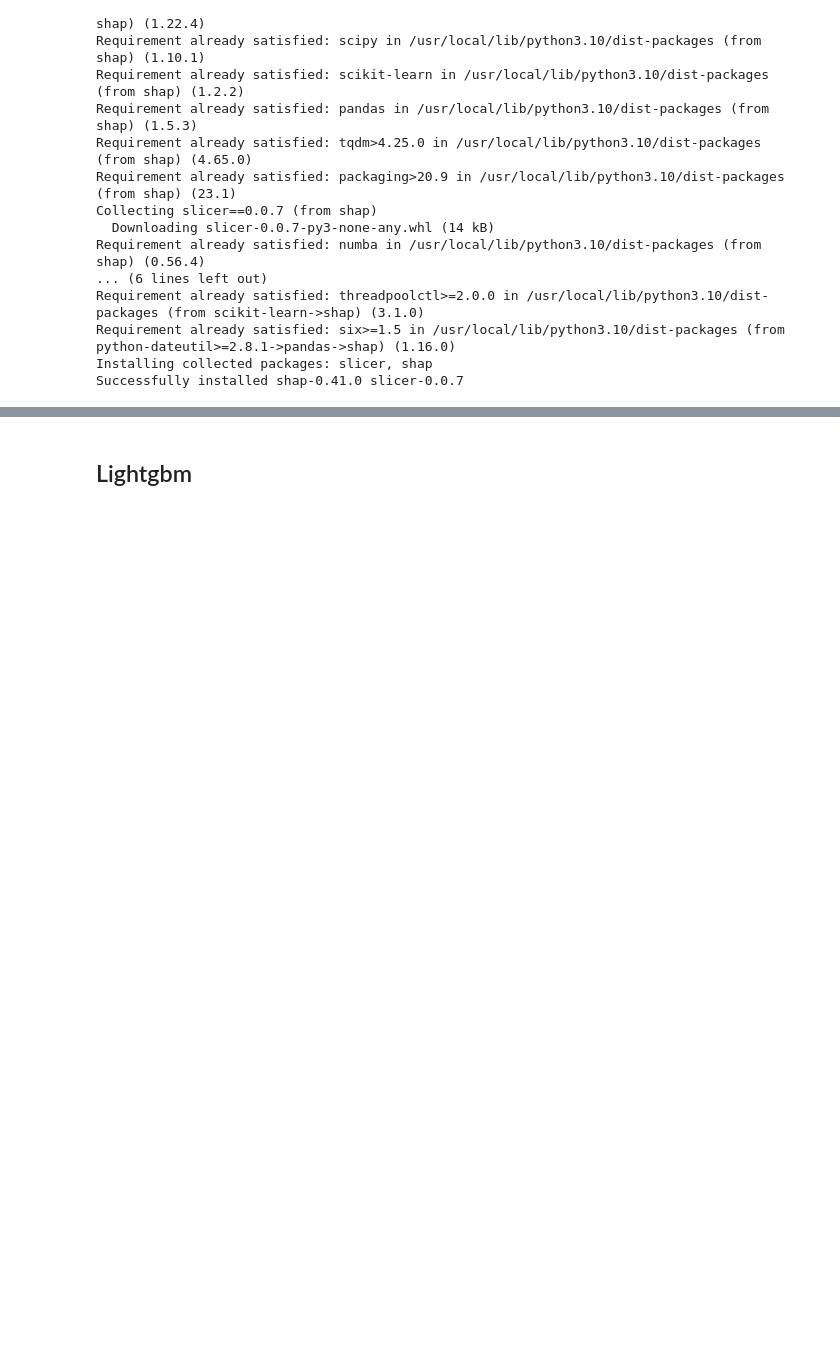
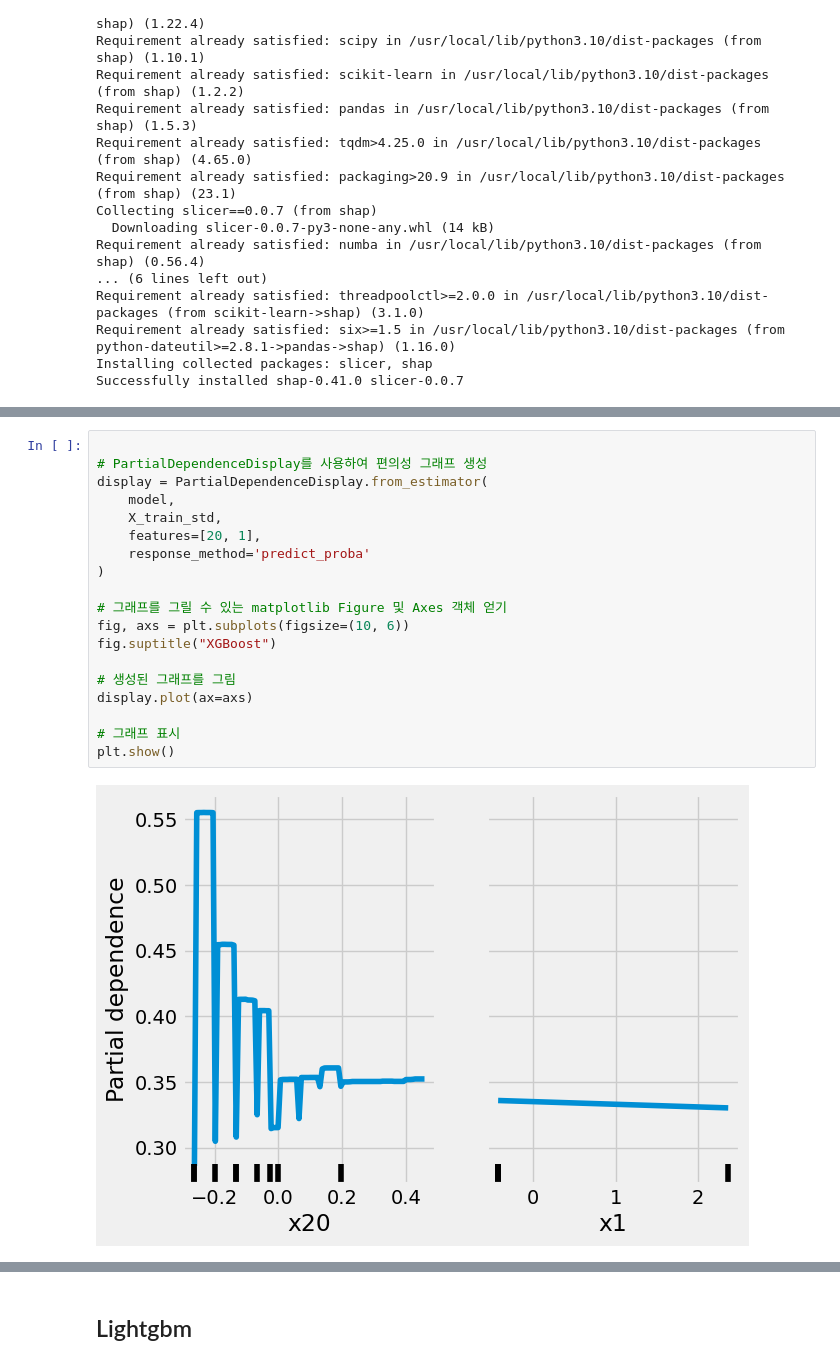
Before and after one commit to joony0512/Stastistics_and_MachineLearining, a Jupyter notebook: 건설기계오일상태분류_모델적합_Adasyn_실제데이터적합ing.ipynb, the cells around one changed output, grey strips where cells are left out. Drawn from its saved outputs; the diff is of its cells as text; blank space fills up the shorter version.

```diff
--- a/건설기계오일상태분류_모델적합_Adasyn_실제데이터적합ing.ipynb
+++ b/건설기계오일상태분류_모델적합_Adasyn_실제데이터적합ing.ipynb
@@ -1302,0 +1228,21 @@ TypeError: ignored
+# %%
+
+# PartialDependenceDisplay를 사용하여 편의성 그래프 생성
+display = PartialDependenceDisplay.from_estimator(
+    model,
+    X_train_std,
+    features=[20, 1],
+    response_method='predict_proba'
+)
+
+# 그래프를 그릴 수 있는 matplotlib Figure 및 Axes 객체 얻기
+fig, axs = plt.subplots(figsize=(10, 6))
+fig.suptitle("XGBoost")
+
+# 생성된 그래프를 그림
+display.plot(ax=axs)
+
+# 그래프 표시
+plt.show()
+# %% [output]
+[figure, added]
```
Also changed, not shown: parts of 77 cells of this notebook.
